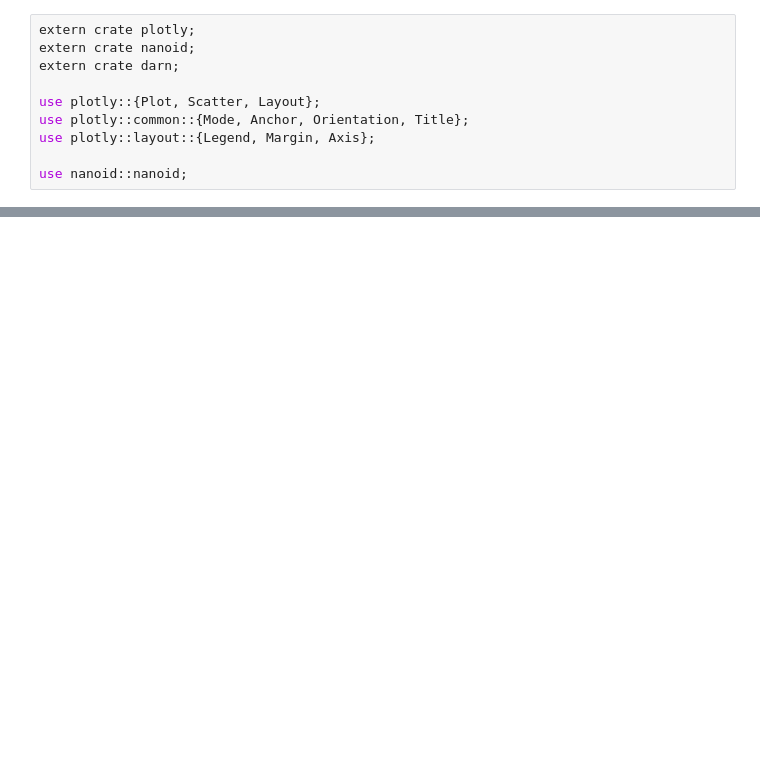
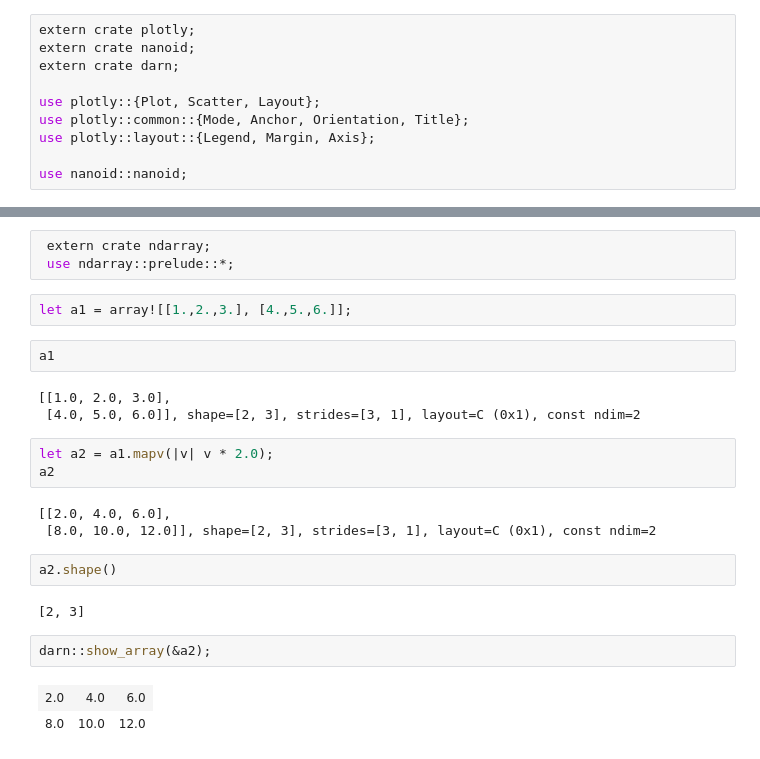
Before and after one commit to d6y/darn, a Jupyter notebook: hello_plot.ipynb, the cells around one changed output, grey strips where cells are left out. Cells and saved outputs as stored; diff of their text form; blank space fills up the shorter version.

```diff
--- a/hello_plot.ipynb
+++ b/hello_plot.ipynb
@@ -99,3 +99,28 @@ plot.add_trace(trace3);
 darn::show_plot(plot);
 # %% [output]
 [interactive output not drawn]
+# %%
+ extern crate ndarray;
+ use ndarray::prelude::*;
+# %%
+let a1 = array![[1.,2.,3.], [4.,5.,6.]];
+# %%
+a1
+# %% [output]
+[[1.0, 2.0, 3.0],
+ [4.0, 5.0, 6.0]], shape=[2, 3], strides=[3, 1], layout=C (0x1), const ndim=2
+# %%
+let a2 = a1.mapv(|v| v * 2.0);
+a2
+# %% [output]
+[[2.0, 4.0, 6.0],
+ [8.0, 10.0, 12.0]], shape=[2, 3], strides=[3, 1], layout=C (0x1), const ndim=2
+# %%
+a2.shape()
+# %% [output]
+[2, 3]
+# %%
+darn::show_array(&a2);
+# %% [output]
+| 2.0 | 4.0 | 6.0 |
+| 8.0 | 10.0 | 12.0 |
```
Also changed, not shown: parts of 7 cells of this notebook, 1 other file.
